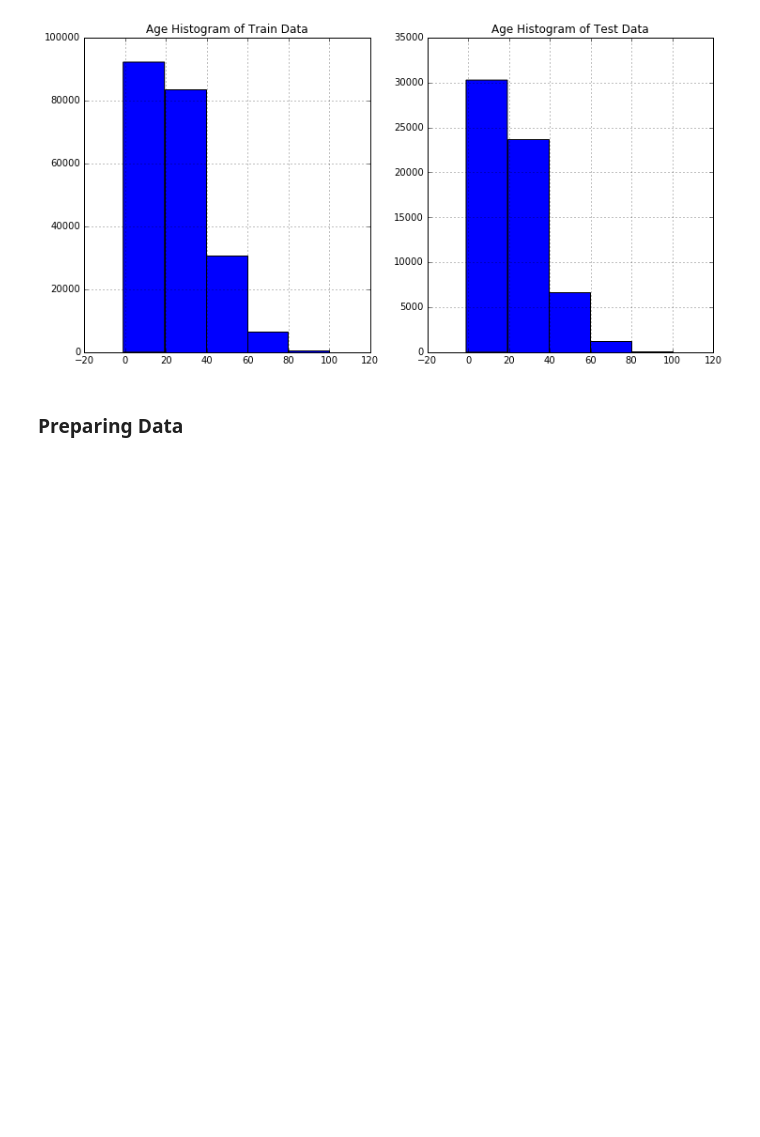
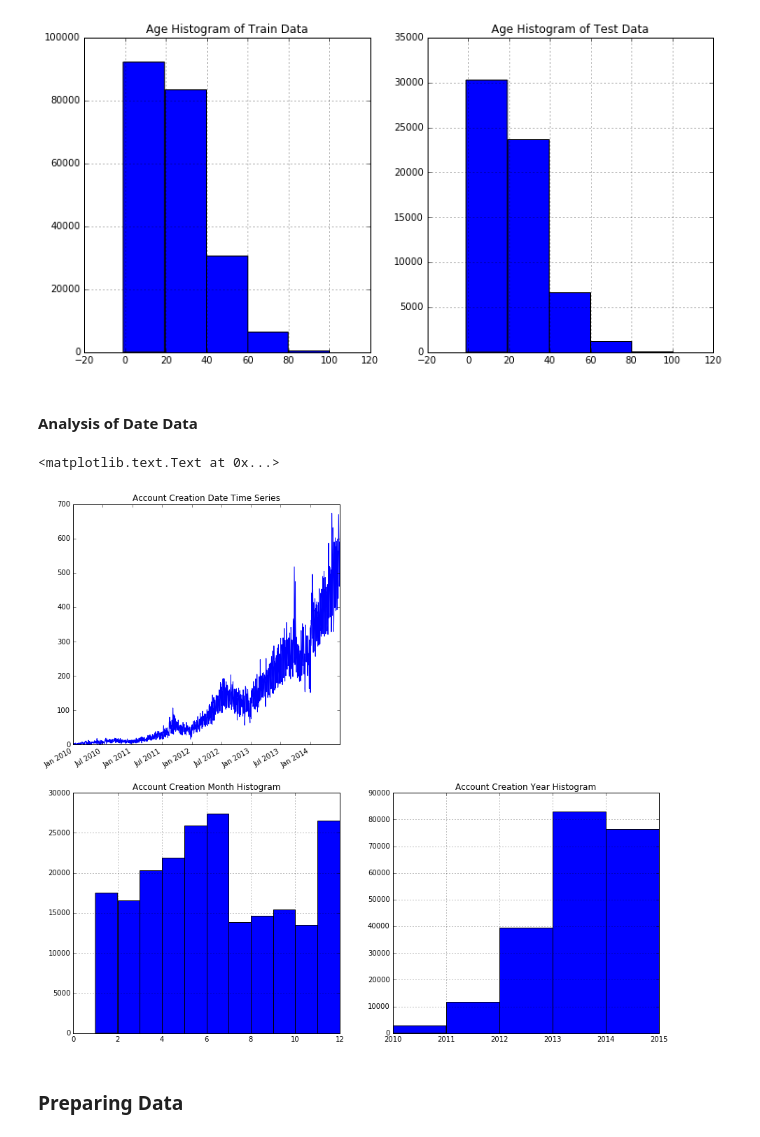
Before and after one commit to kyungguyeo/W207-Final-Project, a Jupyter notebook: airbnb_shared_project.ipynb, the cells around one changed output. Saved outputs shown, nothing was run; the diff lists cells and outputs as text; code cells hidden in the pictures; blank space fills up the shorter version.

Commit message:
Add some analysis on account creation data.

```diff
--- a/airbnb_shared_project.ipynb
+++ b/airbnb_shared_project.ipynb
@@ -168,6 +170,31 @@ plt.title("Age Histogram of Test Data")
 # %% [output]
 <matplotlib.text.Text at 0x...>
 [figure]
+# %% [markdown]
+#### Analysis of Date Data
+# %%
+# Plot account created time series data.
+plt.figure(figsize=(15, 15))
+account_created_data = pd.to_datetime(train_data.date_account_created).value_counts()
+plt.subplot(2, 2, 1)
+account_created_data.plot()
+plt.title("Account Creation Date Time Series")
+
+# Plot account created month data.
+account_created_month = pd.to_datetime(train_data.date_account_created).dt.month
+plt.subplot(2, 2, 3)
+account_created_month.hist(bins=range(1,13))
+plt.title("Account Creation Month Histogram")
+
+# Plot account created year data.
+account_created_year = pd.to_datetime(train_data.date_account_created).dt.year
+ax = plt.subplot(2, 2, 4)
+account_created_year.hist(bins=[2010,2011,2012,2013,2014,2015])
+ax.ticklabel_format(useOffset=False)
+plt.title("Account Creation Year Histogram")
+# %% [output]
+<matplotlib.text.Text at 0x...>
+[figure, added]
 # %% [markdown]
 ### Preparing Data
 # %%
```
Also changed, not shown: parts of 7 cells of this notebook.
